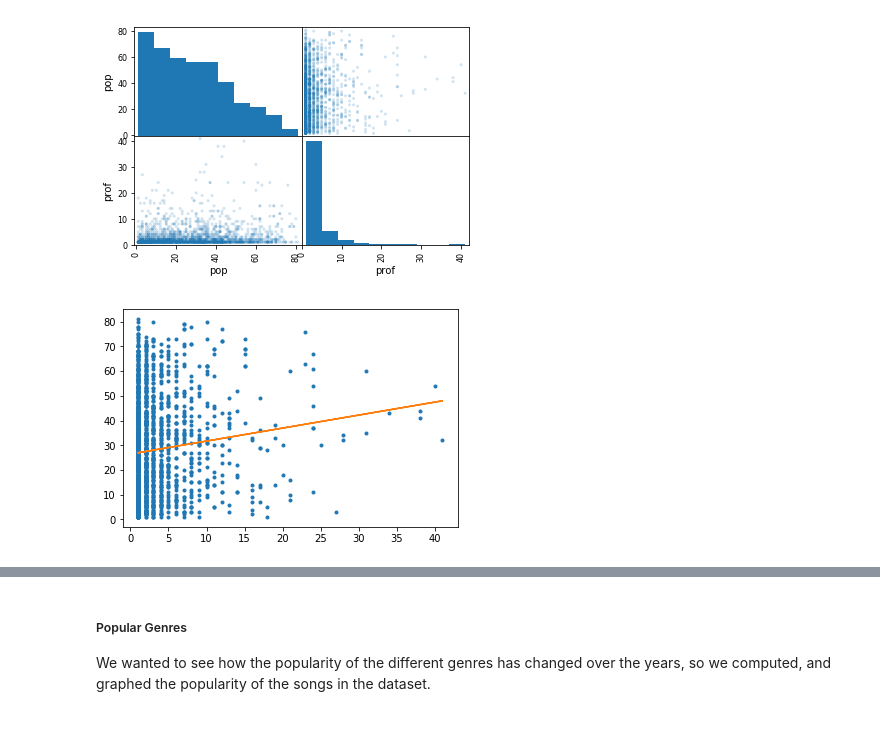
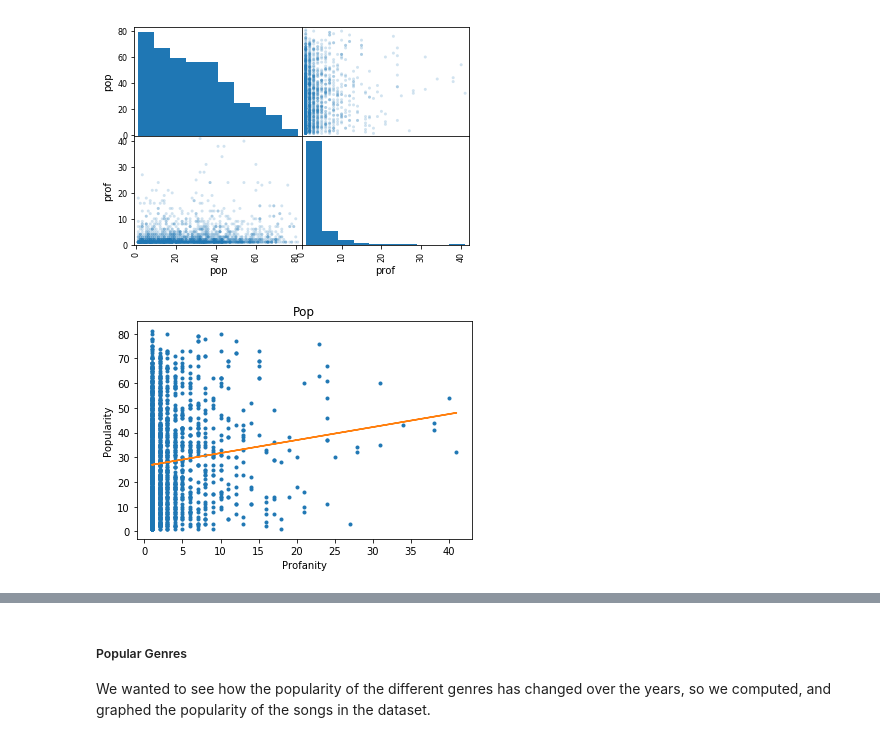
Before and after one commit to igneel73/Swearpop, a Jupyter notebook: Final Report.ipynb, the cells around one changed output, grey strips where cells are left out. Saved outputs shown, nothing was run; the diff lists cells and outputs as text; code cells hidden in the pictures.

```diff
--- a/Final Report.ipynb
+++ b/Final Report.ipynb
@@ -550,12 +562,15 @@ Warnings:
 # %%
 # We plot the regression line on the scatter plot
 x = pop["prof"]
 y = pop["pop"]
 
 b, m = polyfit(x,y,1)
 
 plt.plot(x,y, '.')
 plt.plot(x, b + m*x, '-')
+plt.title("Pop")
+plt.xlabel("Profanity")
+plt.ylabel("Popularity")
 plt.show()
 # %% [output]
-[figure, old version]
+[figure, new version]
```
Also changed, not shown: parts of 11 cells of this notebook.
